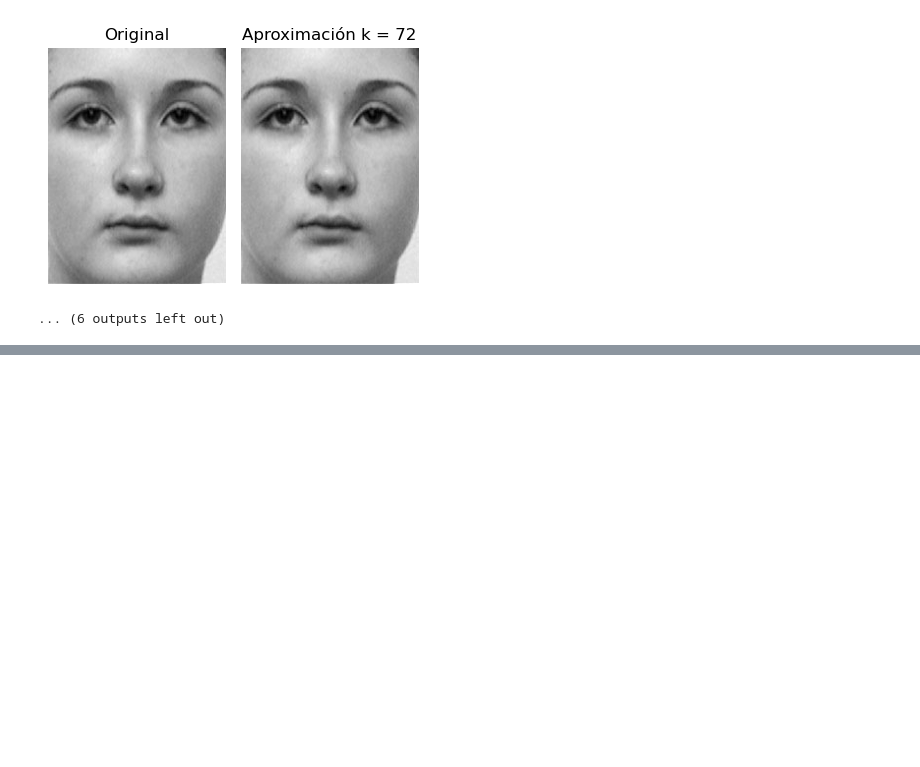
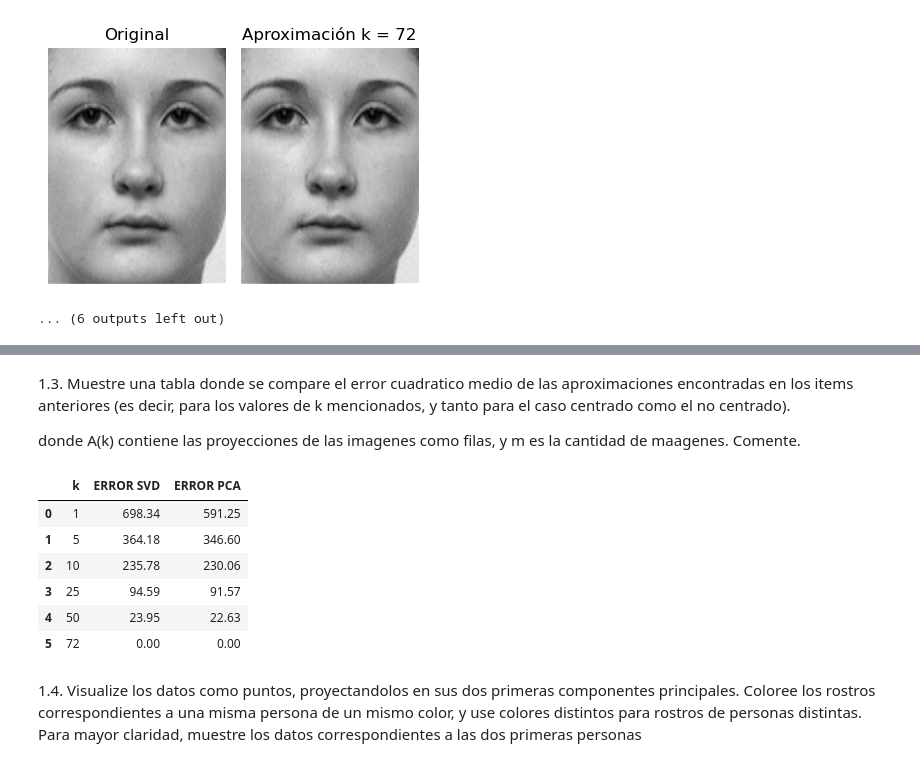
Before and after one commit to fernandaleroy/Proyecto-Algebra-, a Jupyter notebook: Codigo_Proyecto_SVD.ipynb, the cells around one changed output, grey strips where cells are left out. Cells and saved outputs as stored; diff of their text form; code cells hidden in the pictures; blank space fills up the shorter version.

```diff
--- a/Codigo_Proyecto_SVD.ipynb
+++ b/Codigo_Proyecto_SVD.ipynb
@@ -62,0 +102,46 @@ for i in ids:
+# %% [markdown]
+1.3. Muestre una tabla donde se compare el error cuadratico medio de las aproximaciones encontradas en los items anteriores (es decir, para los valores
+de k mencionados, y tanto para el caso centrado como el no centrado).
+
+donde A(k) contiene las proyecciones de las imagenes como filas, y m es la
+cantidad de maagenes. Comente.
+# %%
+# Funcion que calculo el error cuadratico de una matriz
+def error_cuadratico(A, A_k):
+    error_cuadrado = (A - A_k) ** 2
+    suma = np.sum(error_cuadrado)
+    error = suma / len(A) # cantidad de imagenes que tiene el archivo
+    return error
+# %%
+ErroresCuadraticos_SVD = []
+ErroresCuadraticos_PCA = []
+
+ks = [1, 5, 10, 25, 50, 72] # valores de K pedidos
+
+for k in ks:
+    #SVD (no centrado)
+    A_k = aprox_rango_k(A, k)
+
+    #PCA (centrado)
+    A_k2 = aprox_rango_k(A_centrada, k) # se realiza la aproximacion usando la matriz centrada
+    A_descentrada = A_k2 + media # se descentra la matriz tras aproximarla a rango k, sumandole de nuevo la media
+
+    # Guardar datos de errores
+    ErroresCuadraticos_SVD.append(error_cuadratico(A, A_k))
+    ErroresCuadraticos_PCA.append(error_cuadratico(A, A_descentrada))
+# %%
+# Tabla para comparar los valores obtenidos con SVD y PCA en cada caso
+df_error = pd.DataFrame({"k": ks, "ERROR SVD": ErroresCuadraticos_SVD, "ERROR PCA": ErroresCuadraticos_PCA})
+df_error.round(2)    # Redondeamos los valores
+# %% [output]
+|  | k | ERROR SVD | ERROR PCA |
+| 0 | 1 | 698.34 | 591.25 |
+| 1 | 5 | 364.18 | 346.60 |
+| 2 | 10 | 235.78 | 230.06 |
+| 3 | 25 | 94.59 | 91.57 |
+| 4 | 50 | 23.95 | 22.63 |
+| 5 | 72 | 0.00 | 0.00 |
+# %% [markdown]
+1.4. Visualize los datos como puntos, proyectandolos en sus dos primeras componentes principales. Coloree los rostros correspondientes a una misma
+persona de un mismo color, y use colores distintos para rostros de personas distintas. Para mayor claridad, muestre los datos correspondientes a
+las dos primeras personas
```
Also changed, not shown: parts of 6 cells of this notebook, 1 other file.
